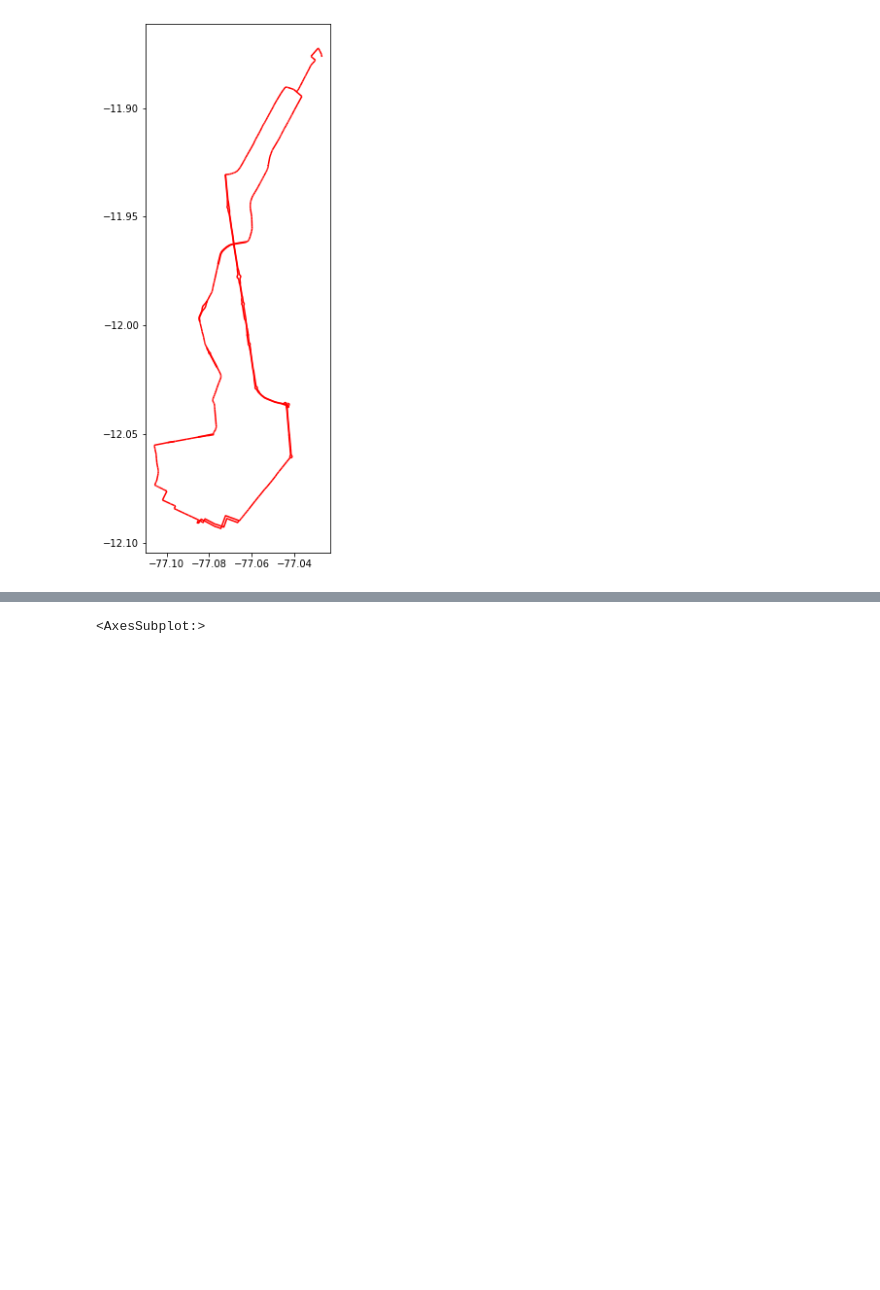
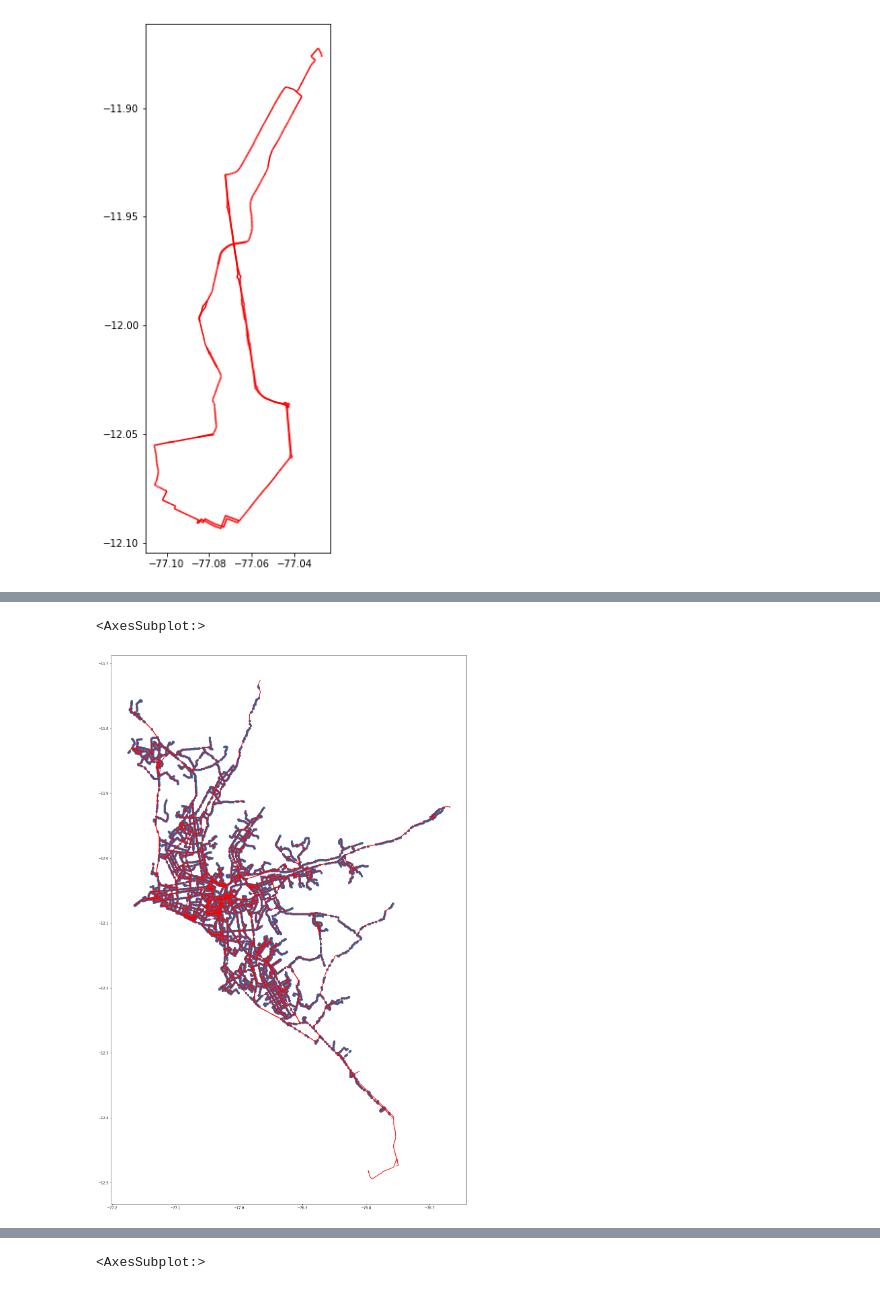
Before and after one commit to leiparov/intercon-simbig-2021, a Jupyter notebook: Rutas.ipynb, the cells around one changed output, grey strips where cells are left out. Cells and saved outputs as stored; diff of their text form; code cells hidden in the pictures; blank space fills up the shorter version.

```diff
--- a/Rutas.ipynb
+++ b/Rutas.ipynb
@@ -149,0 +167,10 @@ rutastransportepublico2_points = gpd.overlay(edges, rutastransportepublico2, kee
+# %%
+fig, ax = plt.subplots(figsize = (30,30))
+# cond = rutastransportepublico2_points['ruta'].isin(['1198'])
+rutastransportepublico2_points.plot( ax=ax)
+
+# cond = rutastransportepublico['ruta'].isin(['1198'])
+rutastransportepublico.plot(ax=ax, color='r')
+# %% [output]
+<AxesSubplot:>
+[figure, added]
```
Also changed, not shown: parts of 50 cells of this notebook, 1 other file.
